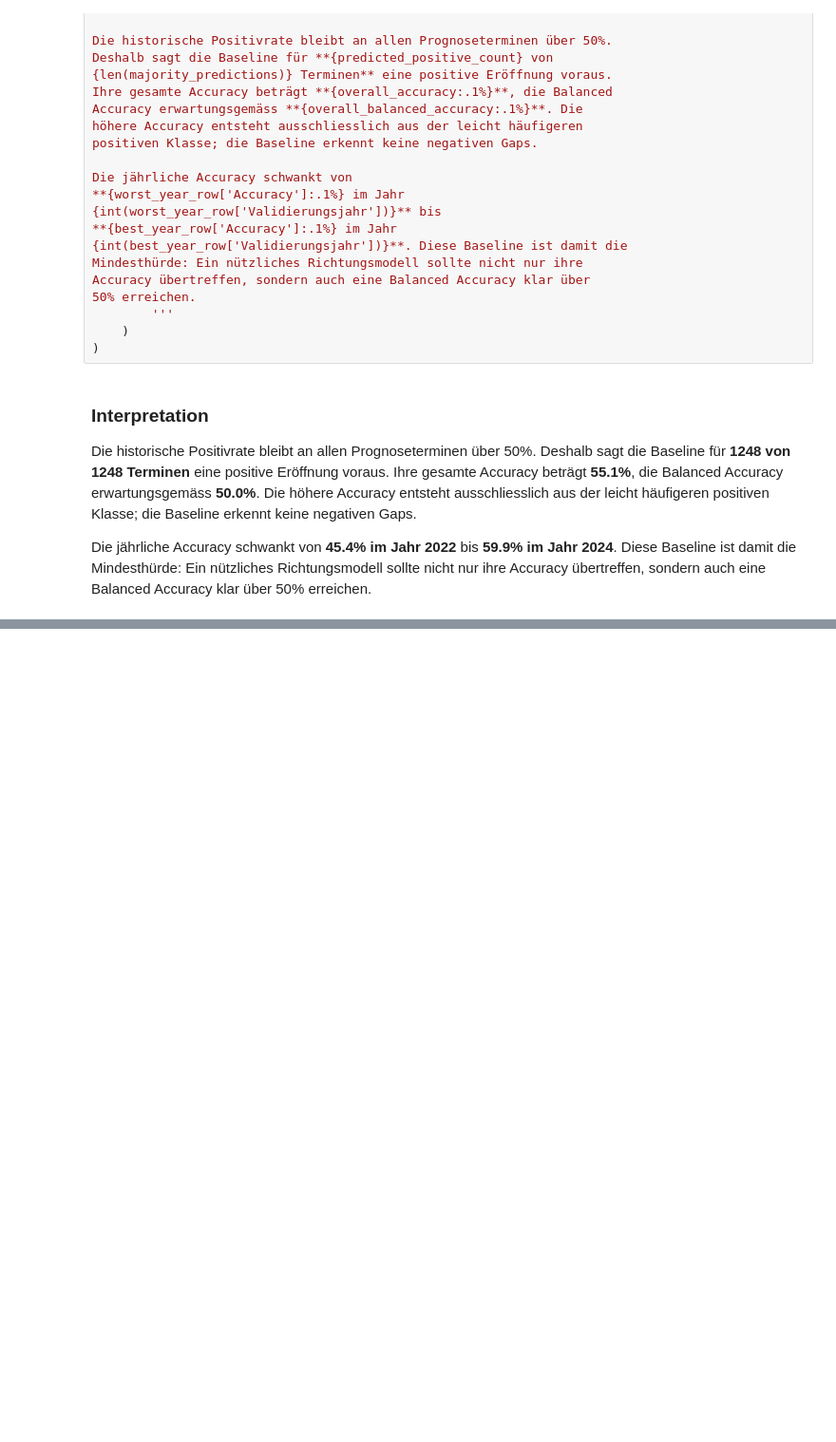
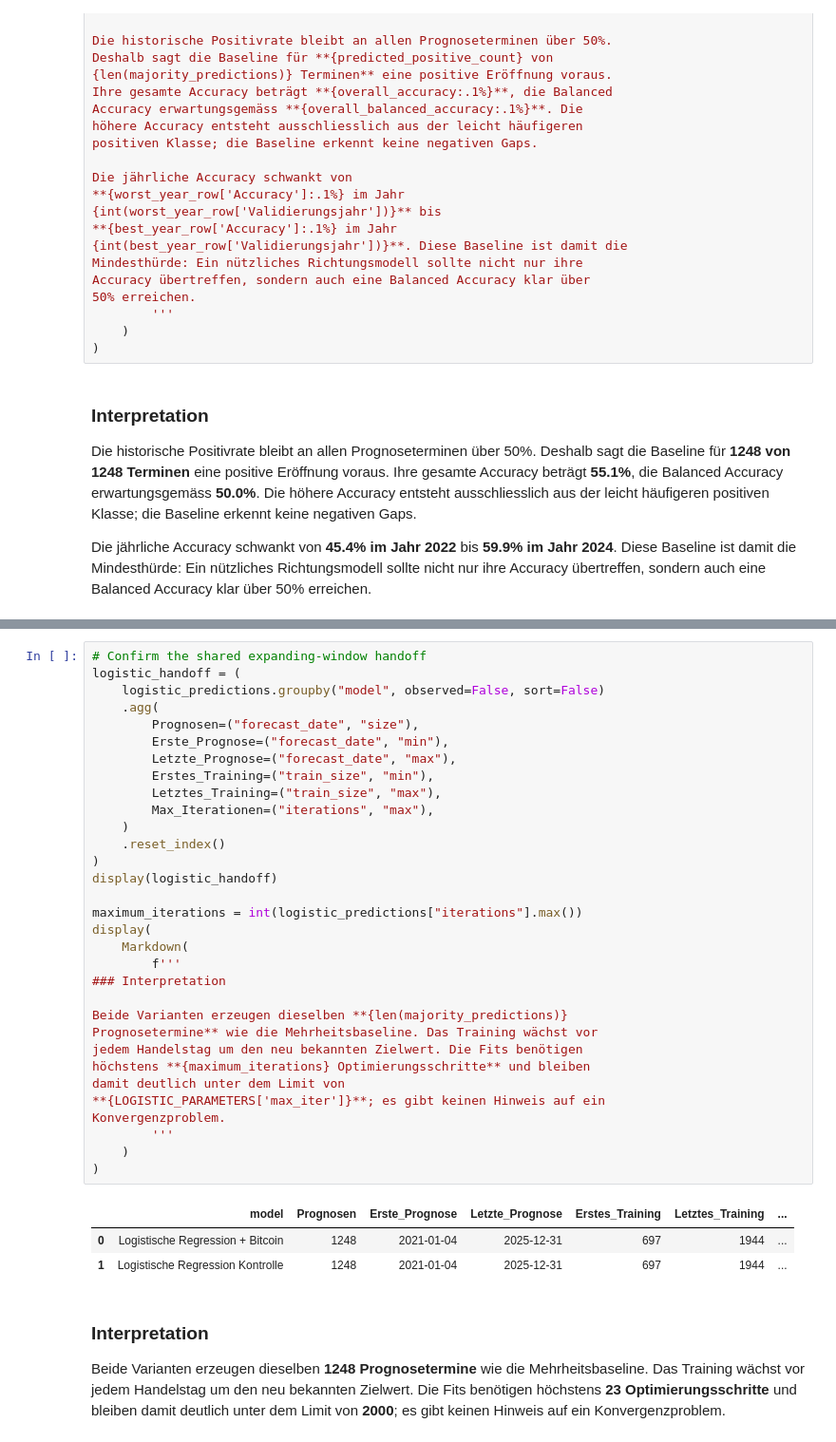
Before and after one commit to Steff72/CSP1, a Jupyter notebook: notebooks/btc_overnight_qqq_forecasting.ipynb, the cells around one changed output, grey strips where cells are left out. Shown at 95% size. Saved outputs shown, nothing was run; the diff lists cells and outputs as text; blank space fills up the shorter version.

```diff
--- a/notebooks/btc_overnight_qqq_forecasting.ipynb
+++ b/notebooks/btc_overnight_qqq_forecasting.ipynb
@@ -2095,0 +2262,46 @@ Accuracy übertreffen, sondern auch eine Balanced Accuracy klar über
+# %%
+# Confirm the shared expanding-window handoff
+logistic_handoff = (
+    logistic_predictions.groupby("model", observed=False, sort=False)
+    .agg(
+        Prognosen=("forecast_date", "size"),
+        Erste_Prognose=("forecast_date", "min"),
+        Letzte_Prognose=("forecast_date", "max"),
+        Erstes_Training=("train_size", "min"),
+        Letztes_Training=("train_size", "max"),
+        Max_Iterationen=("iterations", "max"),
+    )
+    .reset_index()
+)
+display(logistic_handoff)
+
+maximum_iterations = int(logistic_predictions["iterations"].max())
+display(
+    Markdown(
+        f'''
+### Interpretation
+
+Beide Varianten erzeugen dieselben **{len(majority_predictions)}
+Prognosetermine** wie die Mehrheitsbaseline. Das Training wächst vor
+jedem Handelstag um den neu bekannten Zielwert. Die Fits benötigen
+höchstens **{maximum_iterations} Optimierungsschritte** und bleiben
+damit deutlich unter dem Limit von
+**{LOGISTIC_PARAMETERS['max_iter']}**; es gibt keinen Hinweis auf ein
+Konvergenzproblem.
+        '''
+    )
+)
+# %% [output]
+|  | model | Prognosen | Erste_Prognose | Letzte_Prognose | Erstes_Training | Letztes_Training | ... |
+| 0 | Logistische Regression + Bitcoin | 1248 | 2021-01-04 | 2025-12-31 | 697 | 1944 | ... |
+| 1 | Logistische Regression Kontrolle | 1248 | 2021-01-04 | 2025-12-31 | 697 | 1944 | ... |
+
+### Interpretation
+
+Beide Varianten erzeugen dieselben **1248
+Prognosetermine** wie die Mehrheitsbaseline. Das Training wächst vor
+jedem Handelstag um den neu bekannten Zielwert. Die Fits benötigen
+höchstens **23 Optimierungsschritte** und bleiben
+damit deutlich unter dem Limit von
+**2000**; es gibt keinen Hinweis auf ein
+Konvergenzproblem.
```
Also changed, not shown: parts of 8 cells of this notebook, 1 other file.
